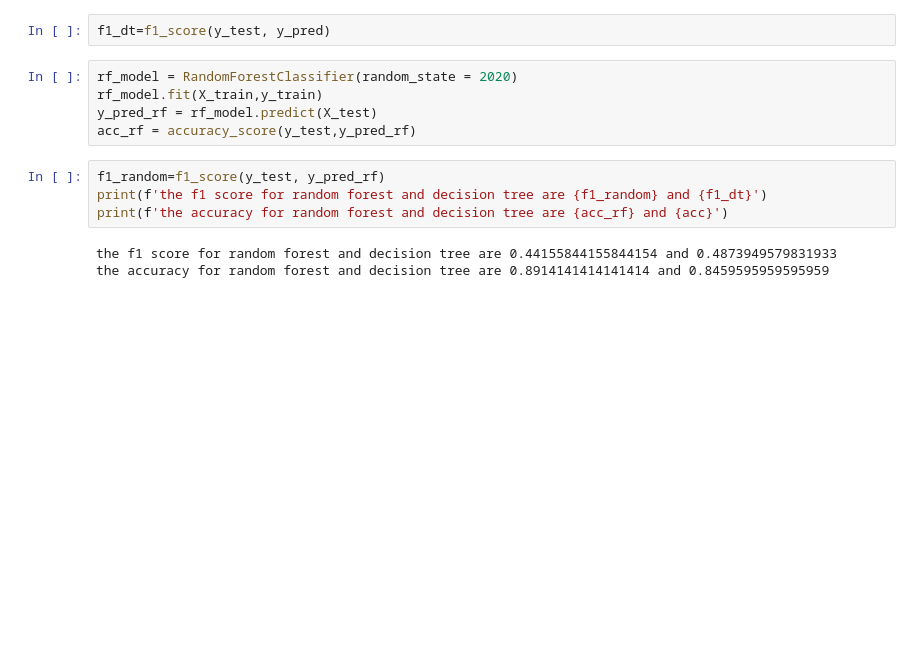
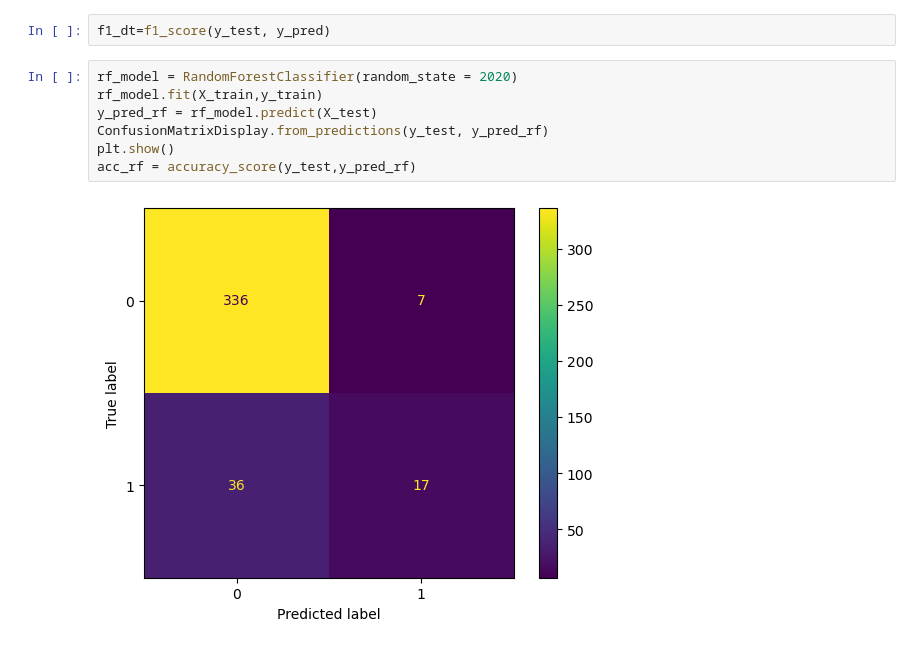
Before and after one commit to qwerty-iitk/DataScienceWinterProject-2023, a Jupyter notebook: 220159_Ankit_kumar/Assignment 3/random forest and decision tree.ipynb, the cells around one changed output. Drawn from its saved outputs; the diff is of its cells as text; blank space fills up the shorter version.

```diff
--- a/220159_Ankit_kumar/Assignment 3/random forest and decision tree.ipynb
+++ b/220159_Ankit_kumar/Assignment 3/random forest and decision tree.ipynb
@@ -136,12 +136,9 @@ f1_dt=f1_score(y_test, y_pred)
 # %%
 rf_model = RandomForestClassifier(random_state = 2020)
 rf_model.fit(X_train,y_train)
 y_pred_rf = rf_model.predict(X_test)
+ConfusionMatrixDisplay.from_predictions(y_test, y_pred_rf)
+plt.show()
 acc_rf = accuracy_score(y_test,y_pred_rf)
+# %% [output]
+[figure, added]
-# %%
-f1_random=f1_score(y_test, y_pred_rf)
-print(f'the f1 score for random forest and decision tree are {f1_random} and {f1_dt}')
-print(f'the accuracy for random forest and decision tree are {acc_rf} and {acc}')
-# %% [output]
-the f1 score for random forest and decision tree are 0.44155844155844154 and 0.4873949579831933
-the accuracy for random forest and decision tree are 0.8914141414141414 and 0.8459595959595959
```
Also changed, not shown: parts of 1 cell of this notebook.
